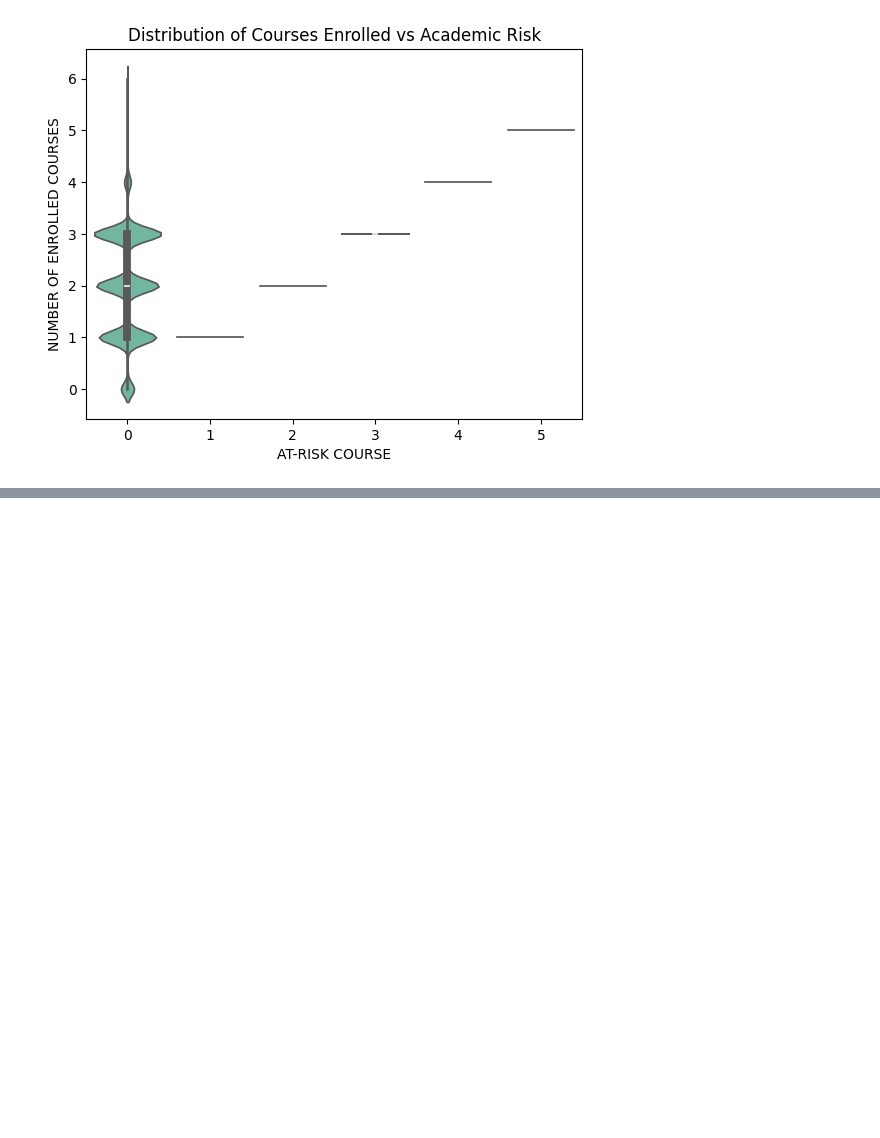
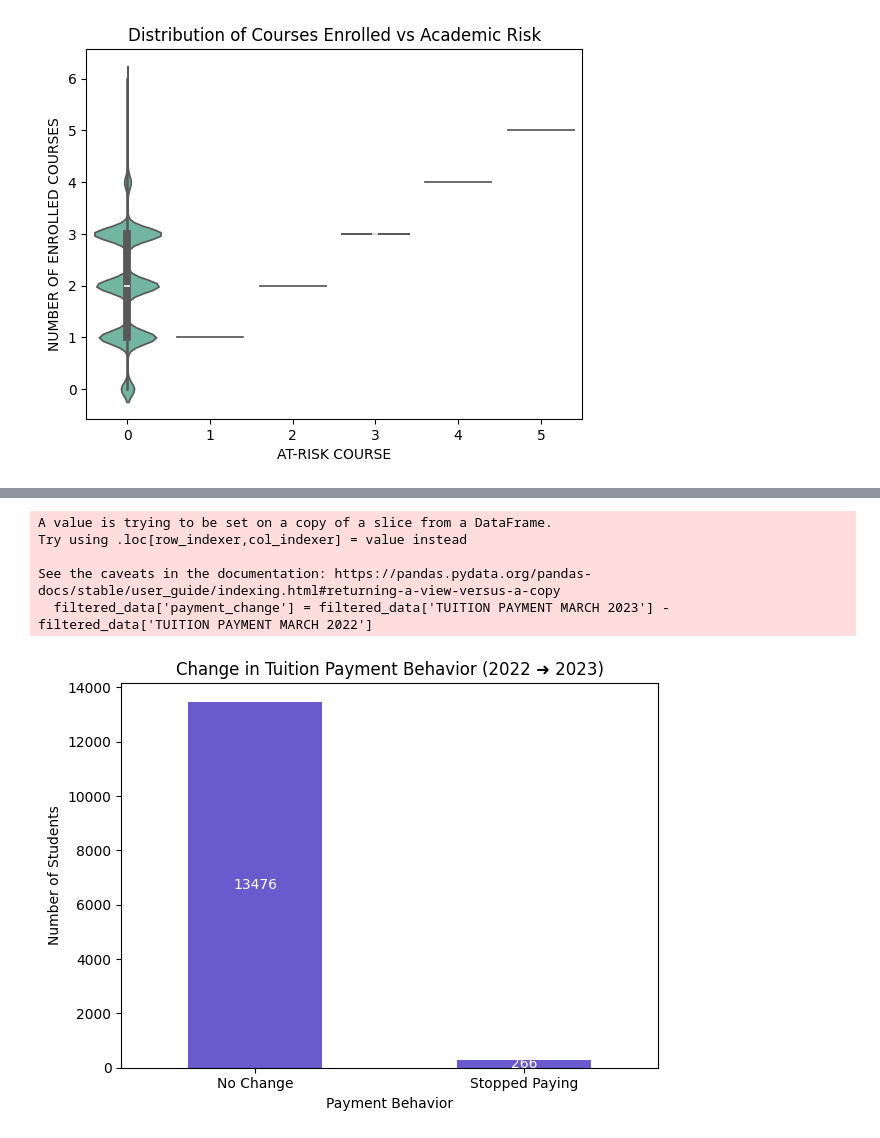
Before and after one commit to Peakkay/AI-Project, a Jupyter notebook: Part2_Data_Analysis_and_Modelling.ipynb, the cells around one changed output, grey strips where cells are left out. Cells and saved outputs as stored; diff of their text form; code cells hidden in the pictures; blank space fills up the shorter version.

```diff
--- a/Part2_Data_Analysis_and_Modelling.ipynb
+++ b/Part2_Data_Analysis_and_Modelling.ipynb
@@ -342,0 +393,36 @@ Passing `palette` without assigning `hue` is deprecated and will be removed in v
+# %%
+filtered_data['payment_change'] = filtered_data['TUITION PAYMENT MARCH 2023'] - filtered_data['TUITION PAYMENT MARCH 2022']
+
+# Count types of changes
+payment_behavior = filtered_data['payment_change'].value_counts().rename({
+    -1: 'Stopped Paying',
+     0: 'No Change',
+     1: 'Started Paying'
+})
+
+ax1 = payment_behavior.plot(kind='bar', color='slateblue')
+
+for container in ax1.containers:
+    ax1.bar_label(container, label_type='center', fontsize=10, color='white')
+
+plt.title('Change in Tuition Payment Behavior (2022 ➜ 2023)')
+plt.xlabel('Payment Behavior')
+plt.ylabel('Number of Students')
+plt.xticks(rotation=0)
+plt.tight_layout()
+plt.show()
+
+'''
+
+Interpretation:
+    - The majority of students maintained their payment status, suggesting a stable financial situation for most students.
+    - A small number of students stopped paying their tuition fees, indicating a potential concern for retention and financial stability.
+
+'''
+# %% [output]
+A value is trying to be set on a copy of a slice from a DataFrame.
+Try using .loc[row_indexer,col_indexer] = value instead
+
+See the caveats in the documentation: https://pandas.pydata.org/pandas-docs/stable/user_guide/indexing.html#returning-a-view-versus-a-copy
+  filtered_data['payment_change'] = filtered_data['TUITION PAYMENT MARCH 2023'] - filtered_data['TUITION PAYMENT MARCH 2022']
+[figure, added]
```
Also changed, not shown: parts of 10 cells of this notebook.
